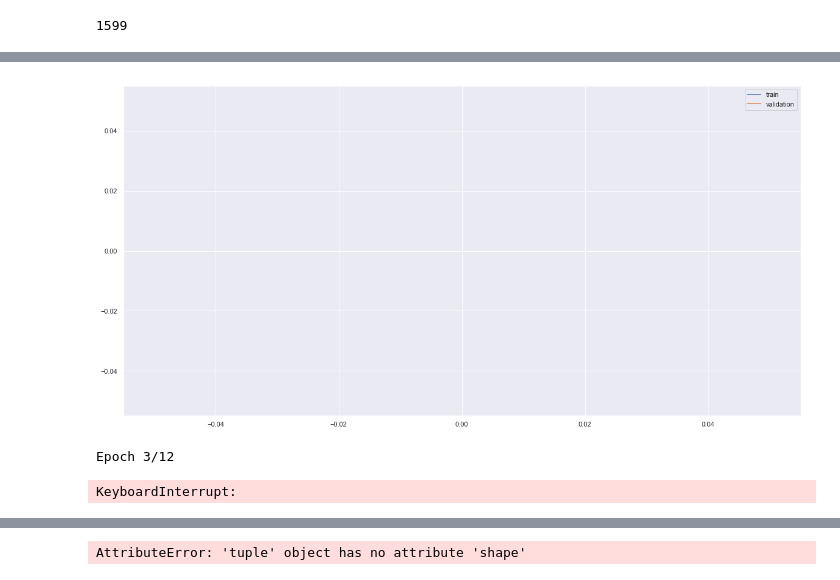
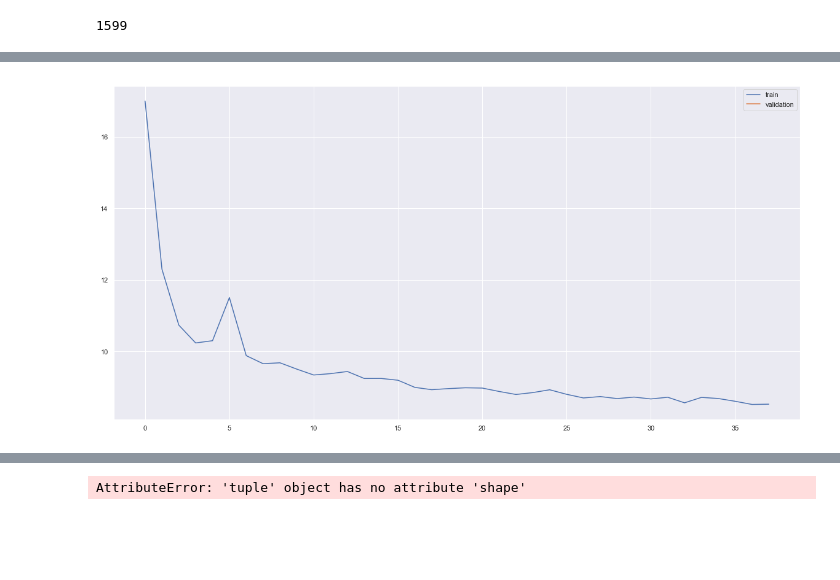
Before and after one commit to adhocmaster/earthquakePrediction, a Jupyter notebook: estimator/TinyFFNWithStats.ipynb, the cells around one changed output, grey strips where cells are left out. Drawn from its saved outputs; the diff is of its cells as text; code cells hidden in the pictures; blank space fills up the shorter version.

```diff
--- a/estimator/TinyFFNWithStats.ipynb
+++ b/estimator/TinyFFNWithStats.ipynb
@@ -47,11 +47,15 @@ trainGenerator.__len__()
 # %%
 model_input = layers.Input( shape = ( 15 + 6 * 27 + 2 + 15+ 3 * 27,  ) )
 # %%
-x = layers.Dense(64)(model_input)
+x = layers.Dense(128)(model_input)
 x = layers.LeakyReLU(alpha=0.1)(x)
 x = layers.Dropout(0.2)(x)
 
-x = layers.Dense(32)(x)
+x = layers.Dense(128)(x)
+x = layers.LeakyReLU(alpha=0.1)(x)
+x = layers.Dropout(0.2)(x)
+
+x = layers.Dense(64)(x)
 x = layers.LeakyReLU(alpha=0.1)(x)
 x = layers.Dropout(0.2)(x)
 
@@ -91,19 +97,17 @@ os.chdir(currentFolder)
 # %%
 np.seterr(invalid='ignore')
 np.warnings.filterwarnings('ignore')
 history = model.fit_generator( generator=trainGenerator,
                     use_multiprocessing=False,
                     workers=2,
-                    initial_epoch = 0,
-                    epochs=12,
+                    initial_epoch = 12,
+                    epochs=50,
                     max_q_size = 10,
                     steps_per_epoch = trainGenerator.__len__(),
                     callbacks = [livePlotKeras]
                    )
 # %% [output]
-[figure, old version]
+[figure, new version]
-Epoch 3/12
-KeyboardInterrupt:
 # %%
 aBatch = trainGenerator.__getitem__(0)
 # %%
```
Also changed, not shown: parts of 10 cells of this notebook, 1 other file.
